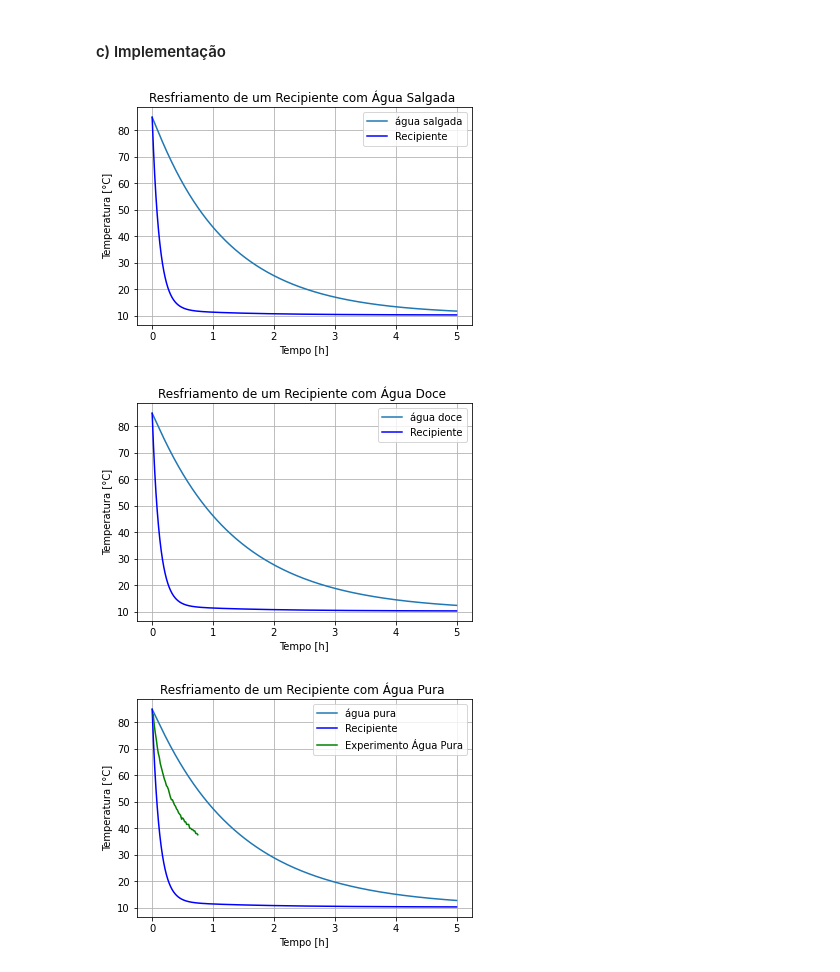
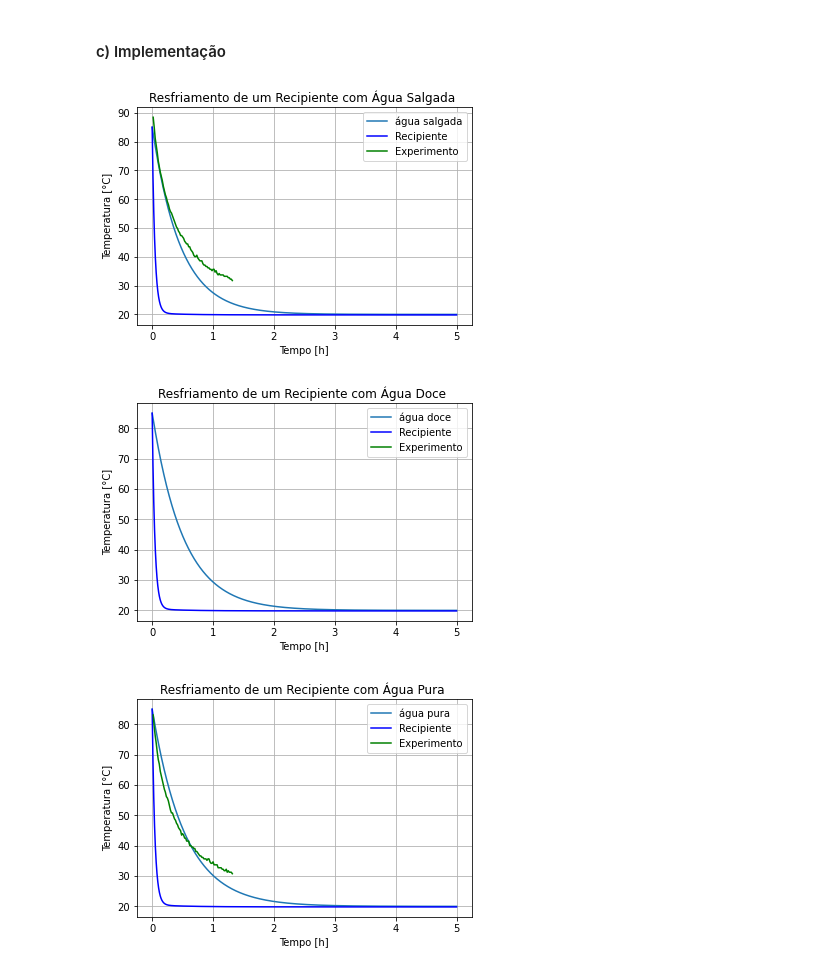
Before and after one commit to dourado-rafa/ModssimProjeto2, a Jupyter notebook: P2.ipynb, the cells around one changed output. Saved outputs shown, nothing was run; the diff lists cells and outputs as text; code cells hidden in the pictures.

Commit message:
colocando os experimentos

```diff
--- a/P2.ipynb
+++ b/P2.ipynb
@@ -29,18 +29,13 @@ import matplotlib.pyplot as plt
 Suponha, para efeitos didáticos, que tenhamos medido efetivamente a temperatura num tonel gigante cheio de óleo. Observe o código abaixo. Nele, declaramos duas listas com os dados medidos de tempo e temperatura do óleo.
 # %%
 # Importa dados experimentais
-agua_pura = [83.09, 79.18, 76.25, 73.80, 70.87, 68.43, 66.96, 64.52, 63.05, 61.58, 60.12, 58.65, 57.67, 56.21, 55.72, 54.74, 53.27, 51.81, 50.83, 50.83, 49.85, 48.88, 48.39, 47.41, 46.92, 45.94, 45.45, 44.97, 43.50, 43.99, 43.50, 42.52, 42.52, 41.54, 41.54, 41.54, 40.08,
-40.08,
-39.59,
-39.59,
-39.10,
-39.10,
-38.12,
-38.12,
-37.63,
-]
+agua_pura = [83.09, 79.18, 76.25, 73.80, 70.87, 68.43, 66.96, 64.52, 63.05, 61.58, 60.12, 58.65, 57.67, 56.21, 55.72, 54.74, 53.27, 51.81, 50.83, 50.83, 49.85, 48.88, 48.39, 47.41, 46.92, 45.94, 45.45, 44.97, 43.50, 43.99, 43.50, 42.52, 42.52, 41.54, 41.54, 41.54, 40.08, 40.08, 39.59, 39.59, 39.10, 39.10, 38.12, 38.12, 37.63, 37.15, 36.66, 36.66, 36.17, 36.17, 35.68, 35.68, 35.68, 35.19, 35.68, 35.68, 34.70, 34.21, 34.21, 34.70, 33.72, 33.72, 33.72, 33.72, 32.75, 32.75, 32.75, 32.75, 32.26, 32.26, 31.77, 31.77, 32.26, 31.28, 31.77, 31.28, 31.28, 31.28, 30.79,]
+agua_salgada = [88.47, 85.04, 81.13, 78.69, 76.25, 73.31, 71.36, 69.40, 67.94, 66.47, 64.52, 63.05, 61.58, 60.61, 59.14, 58.16, 56.70, 55.72, 55.23, 54.25, 53.27, 52.30, 51.32, 50.34, 49.85, 48.88, 48.39, 47.41, 47.41, 46.92, 46.43, 45.45, 44.97, 44.48, 44.48, 43.50, 43.50, 42.52, 42.03, 41.54, 40.57, 40.08, 40.08, 40.57, 39.59, 39.10, 38.61, 38.61, 38.61, 37.63, 37.15, 37.15, 36.66, 36.66, 36.17, 36.17, 35.68, 35.68, 35.19, 35.68, 35.68, 34.70, 35.19, 34.21, 33.72, 34.21, 33.72, 33.72, 33.72, 33.72, 33.24, 33.24, 33.24, 33.24, 32.75, 32.75, 32.26, 32.26, 31.77,]
+agua_adocada = []
 
 tempo_pura = np.arange(60, (len(agua_pura)+1)*60, 60)/3600
+tempo_salgada = np.arange(60, (len(agua_pura)+1)*60, 60)/3600
+tempo_adocada = np.arange(60, (len(agua_adocada)+1)*60, 60)/3600
 # %% [markdown]
 ----
 
@@ -51,7 +46,7 @@ tempo_pura = np.arange(60, (len(agua_pura)+1)*60, 60)/3600
 # Declara os parâmetros do modelo
 
 Ta = 25 + 273.15 # Temperatura do ambiente [K]
-har = 24 # coeficiente de convectividade do ar []
+har = 80 # coeficiente de convectividade do ar []
 
 kr = 1.5 # coeficiente de condutividade do recipiente [W/(m*K)]
 
@@ -184,34 +179,36 @@ Xy3= odeint(modelo3, X0, tempo_s)
 Tl_y3= list(Xy3[:,0] - 273.15)
 Tr_y3= list(Xy3[:,1] - 273.15)
 
 plt.plot(tempo_h, Tl_y1, label="água salgada")
 plt.plot(tempo_h, Tr_y1, color="blue", label="Recipiente")
+plt.plot(tempo_salgada, agua_salgada, color="green", label="Experimento")
 plt.title("Resfriamento de um Recipiente com Água Salgada ")
 plt.xlabel("Tempo [h]")
 plt.ylabel("Temperatura [°C]")
 plt.legend()
 plt.grid()
 plt.show()
 
 plt.plot(tempo_h, Tl_y2, label="água doce")
 plt.plot(tempo_h, Tr_y2, color= "blue", label= "Recipiente")
+plt.plot(tempo_adocada, agua_adocada, color="green", label="Experimento")
 plt.title("Resfriamento de um Recipiente com Água Doce ")
 plt.xlabel("Tempo [h]")
 plt.ylabel("Temperatura [°C]")
 plt.legend()
 plt.grid()
 plt.show()
 
 plt.plot(tempo_h, Tl_y3, label="água pura")
 plt.plot(tempo_h, Tr_y3, color= "blue", label= "Recipiente")
-plt.plot(tempo_pura, agua_pura, color="green", label="Experimento Água Pura")
+plt.plot(tempo_pura, agua_pura, color="green", label="Experimento")
 plt.title("Resfriamento de um Recipiente com Água Pura ")
 plt.xlabel("Tempo [h]")
 plt.ylabel("Temperatura [°C]")
 plt.legend()
 plt.grid()
 plt.show()
 # %% [output]
-[figure, old version]
+[figure, new version]
-[figure, old version]
+[figure, new version]
-[figure, old version]
+[figure, new version]
```
